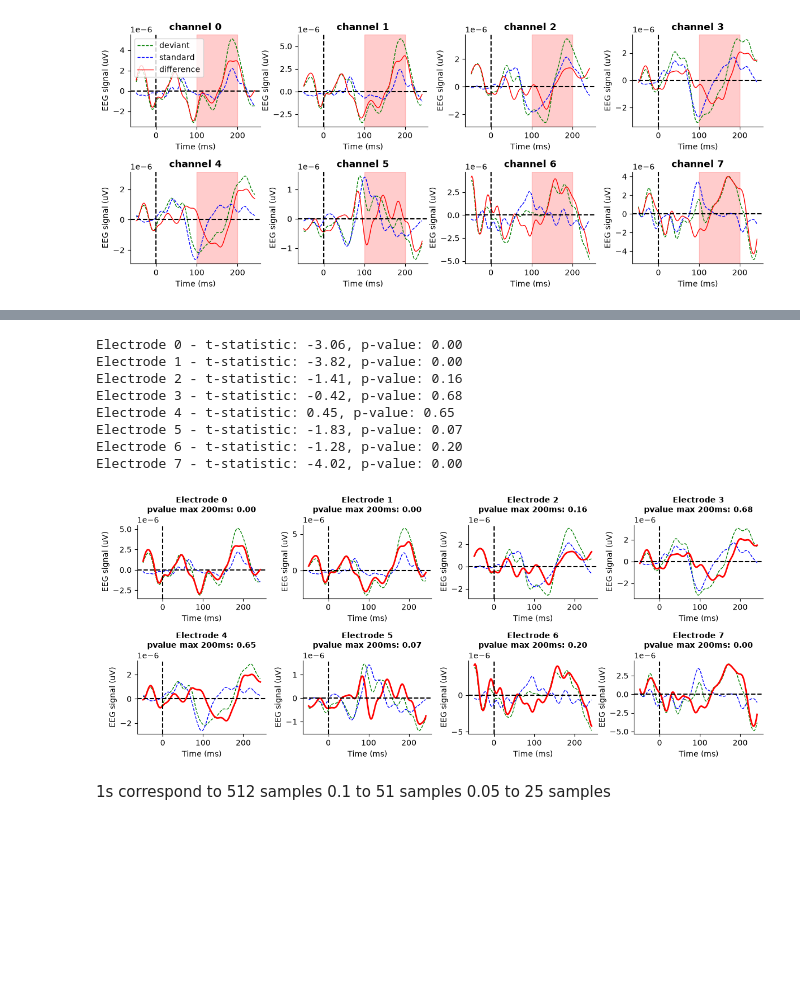
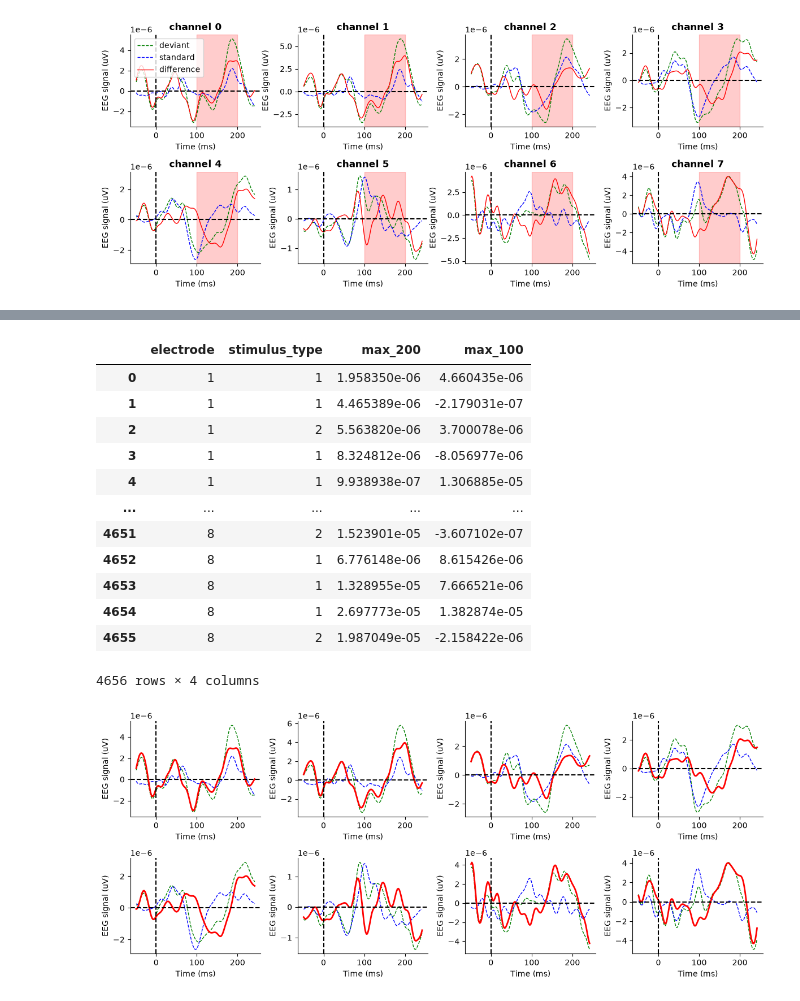
Before and after one commit to nicolascatz/M1_EEG_Project, a Jupyter notebook: scripts/DA1_TD1_Garrido_from_process_to_analysis_students.ipynb, the cells around one changed output, grey strips where cells are left out. Cells and saved outputs as stored; diff of their text form; code cells hidden in the pictures; blank space fills up the shorter version.

```diff
--- a/scripts/DA1_TD1_Garrido_from_process_to_analysis_students.ipynb
+++ b/scripts/DA1_TD1_Garrido_from_process_to_analysis_students.ipynb
@@ -232,9 +227,12 @@ vt = np.arange(-pretime,posttime) * 1000.0 / 512.0 # in ms
 
 for i_ch in range(8):
 
-    ax[i_ch].plot(vt, eeg_aligned_all[i_ch][stimulus_events[:,1 ] == 2,:].T.mean(axis=1),'g',linestyle='--',linewidth=1)
-    ax[i_ch].plot(vt, eeg_aligned_all[i_ch][stimulus_events[:,1 ] == 1,:].T.mean(axis=1),'b',linestyle='--',linewidth=1)
-    ax[i_ch].plot(vt, eeg_aligned_all[i_ch][stimulus_events[:,1 ] == 2,:].T.mean(axis=1)-eeg_aligned_all[i_ch][stimulus_events[:,1 ] == 1,:].T.mean(axis=1),'r',linewidth=1)
+    ax[i_ch].plot(vt, eeg_aligned_all[i_ch][stimulus_events[:,1 ] == 2,:].T.mean(axis=1),
+                  'g',linestyle='--',linewidth=1) # plot the mean of the deviant stimuli epochs for the current channel
+    ax[i_ch].plot(vt, eeg_aligned_all[i_ch][stimulus_events[:,1 ] == 1,:].T.mean(axis=1),
+                  'b',linestyle='--',linewidth=1) # plot the mean of the standard stimuli epochs for the current channel
+    ax[i_ch].plot(vt, eeg_aligned_all[i_ch][stimulus_events[:,1 ] == 2,:].T.mean(axis=1)-eeg_aligned_all[i_ch][stimulus_events[:,1 ] == 1,:].T.mean(axis=1),
+                  'r',linewidth=1) # plot the difference between the deviant and standard stimuli epochs for the current channel
 
     ax[i_ch].set_xlabel('Time (ms)')
     ax[i_ch].set_ylabel('EEG signal (uV)')
@@ -244,6 +242,7 @@ for i_ch in range(8):
     ax[i_ch].set_title(f'channel {i_ch}' , fontsize=12,weight='bold')
     ax[i_ch].spines['top'].set_visible(False)
     ax[i_ch].spines['right'].set_visible(False)
+
 ax[0].legend(['deviant', 'standard','difference'], loc='best')
 
 plt.tight_layout()
@@ -259,51 +330,54 @@ plt.tight_layout()
+# %%
+# here we create a NEW DataFrame to store the maximum values for each channel and stimulus type,
+
+dfs = []
+# create an empty DataFrame with the specified columns to store the maximum values for each channel and stimulus type
+for i_ch in range(8): # loop over the 8 channels
+
+    max_100=eeg_aligned_all[i_ch][:,70:80].max(axis=1).tolist()
+    max_200=eeg_aligned_all[i_ch][:,100:125].max(axis=1).tolist()
+
+
+    electrode=np.full(stimulus_events.shape[0], i_ch+1) # create an array with the electrode number for each epoch
+    dfs.append(pd.DataFrame({'electrode': electrode,
+                             'stimulus_type': stimulus_events[:, 1],
+                             'max_200': max_200,
+                             'max_100': max_100}))
+    df2 = pd.concat([df2, df], ignore_index=True) # concatenate the new DataFrame with the existing one to store the maximum values for each channel and stimulus type
+df2
+# %% [output]
+|  | electrode | stimulus_type | max_200 | max_100 |
+| 0 | 1 | 1 | 1.958350e-06 | 4.660435e-06 |
+| 1 | 1 | 1 | 4.465389e-06 | -2.179031e-07 |
+| 2 | 1 | 2 | 5.563820e-06 | 3.700078e-06 |
+| 3 | 1 | 1 | 8.324812e-06 | -8.056977e-06 |
+| 4 | 1 | 1 | 9.938938e-07 | 1.306885e-05 |
+| ... | ... | ... | ... | ... |
+| 4651 | 8 | 2 | 1.523901e-05 | -3.607102e-07 |
+| 4652 | 8 | 1 | 6.776148e-06 | 8.615426e-06 |
+| 4653 | 8 | 1 | 1.328955e-05 | 7.666521e-06 |
+| 4654 | 8 | 1 | 2.697773e-05 | 1.382874e-05 |
+| 4655 | 8 | 2 | 1.987049e-05 | -2.158422e-06 |
+4656 rows × 4 columns
 # %%
 import scipy.stats as stats
 
 
 # extraction of epochs for a given channel
 fig,ax = plt.subplots(2, 4, figsize=(12, 5))
 ax = ax.flatten()
 
 for i_ch in range(8):
-
     ax[i_ch].plot(vt, eeg_aligned_all[i_ch][stimulus_events[:,1 ] == 2,:].T.mean(axis=1),'g',linestyle='--',linewidth=1)
-    # ax.plot(vt, eeg_aligned_all[i_ch][stimulus_events[:,1 ] == 1,:].T,'gray',alpha=0.2)
     ax[i_ch].plot(vt, eeg_aligned_all[i_ch][stimulus_events[:,1 ] == 1,:].T.mean(axis=1),'b',linestyle='--',linewidth=1)
     ax[i_ch].plot(vt, eeg_aligned_all[i_ch][stimulus_events[:,1 ] == 2,:].T.mean(axis=1)-eeg_aligned_all[i_ch][stimulus_events[:,1 ] == 1,:].T.mean(axis=1),'r',linewidth=2)
-
     ax[i_ch].set_xlabel('Time (ms)')
     ax[i_ch].set_ylabel('EEG signal (uV)')
     ax[i_ch].axvline(x=0, color='k', linestyle='--')
     ax[i_ch].axhline(y=0, color='k', linestyle='--')
-    # ax[i_ch].axvspan(100, 200, color='r', alpha=0.2)
     ax[i_ch].spines['top'].set_visible(False)
     ax[i_ch].spines['right'].set_visible(False)
 
-    max_200=eeg_aligned_all[i_ch][:,100:125].max(axis=1)
-    max_100=eeg_aligned_all[i_ch][:,70:80].max(axis=1)
-    df = pd.DataFrame({'stimulus_type': stimulus_events[:,1], 'max_200': max_200, 'max_100': max_100})
-    max_200_stand =df[df['stimulus_type'] == 1]['max_200']
-    max_200_dev =df[df['stimulus_type'] == 2]['max_200']
-    # Perform a t-test between the two groups
-    t_stat, p_value = stats.ttest_ind(max_200_stand, max_200_dev)
-    print(f"Electrode {i_ch} - t-statistic: {t_stat:.2f}, p-value: {p_value:.2f}")
-
-    ax[i_ch].set_title(f'Electrode {i_ch}\npvalue max 200ms: {p_value:.2f}', fontsize=10, weight='bold')
-
-    # ax[i_ch].legend(['deviant', 'standard'], loc='best')
-
 plt.tight_layout()
 # %% [output]
-Electrode 0 - t-statistic: -3.06, p-value: 0.00
-Electrode 1 - t-statistic: -3.82, p-value: 0.00
-Electrode 2 - t-statistic: -1.41, p-value: 0.16
-Electrode 3 - t-statistic: -0.42, p-value: 0.68
-Electrode 4 - t-statistic: 0.45, p-value: 0.65
-Electrode 5 - t-statistic: -1.83, p-value: 0.07
-Electrode 6 - t-statistic: -1.28, p-value: 0.20
-Electrode 7 - t-statistic: -4.02, p-value: 0.00
-[figure, old version]
+[figure, new version]
-# %% [markdown]
-1s correspond to 512 samples
-0.1 to 51 samples
-0.05 to 25 samples
```
Also changed, not shown: parts of 22 cells of this notebook.
